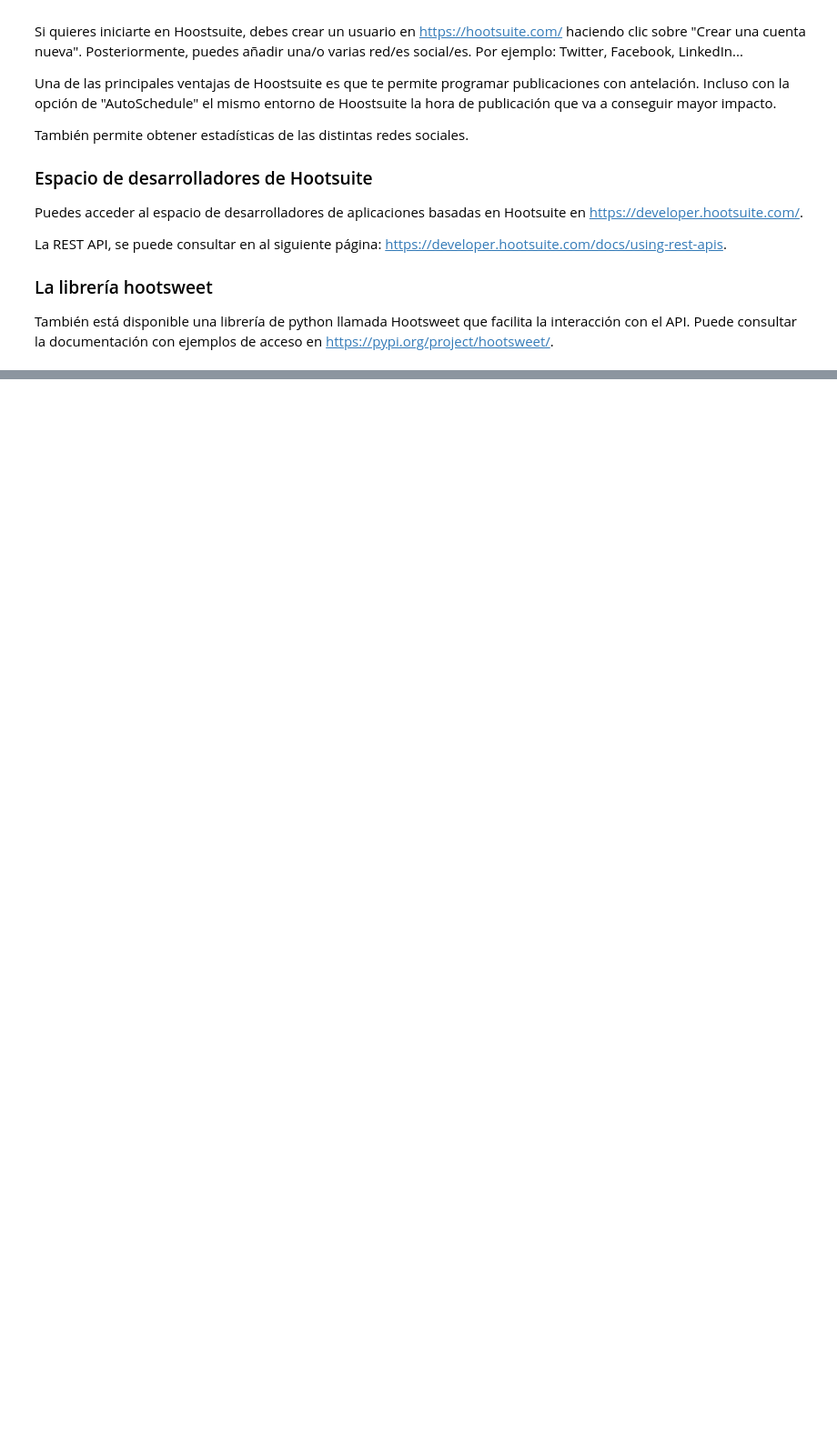
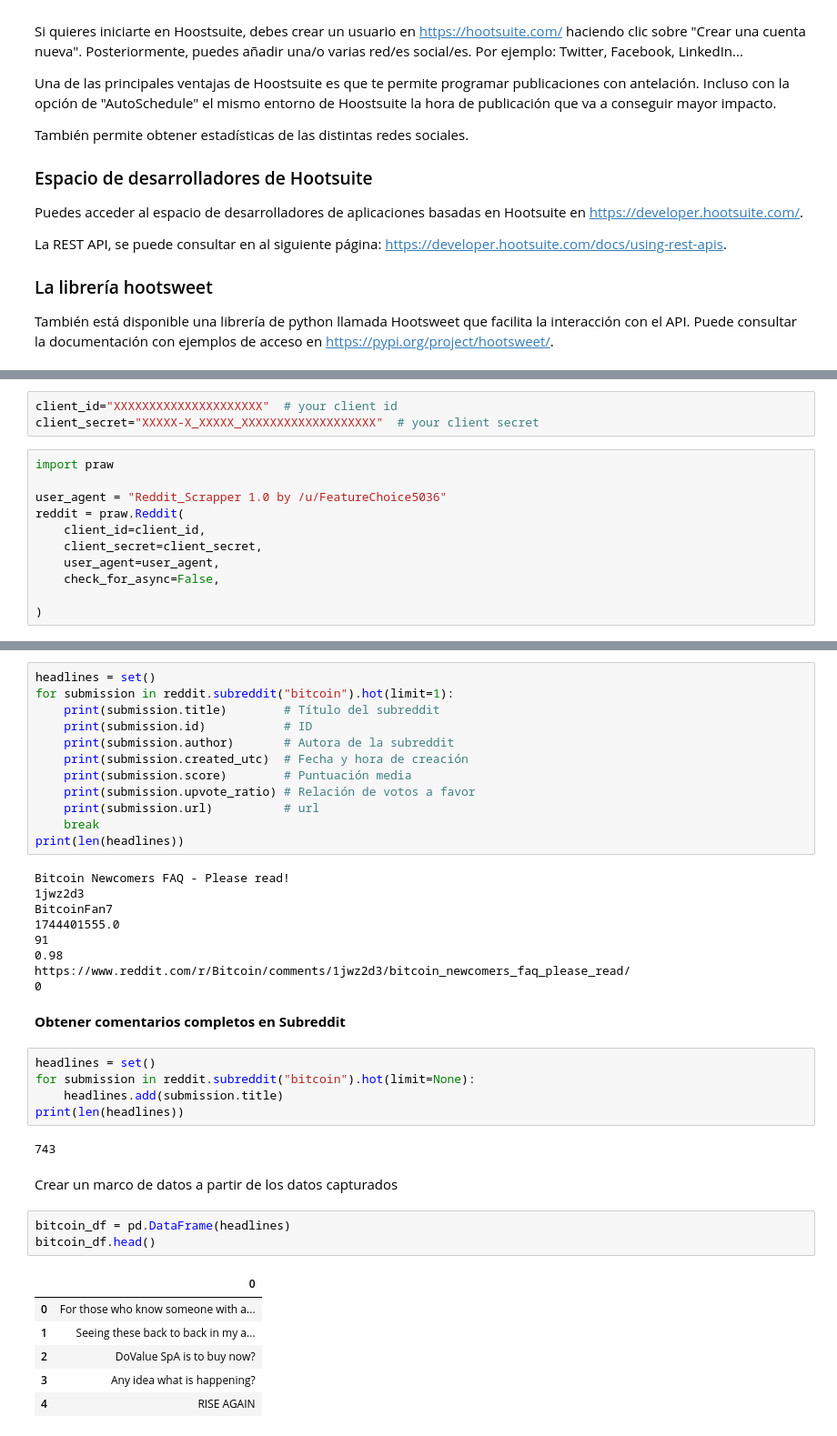
Before and after one commit to griu/mbdds_fc20, a Jupyter notebook: datos_digitales/modulo3_tema1_dd_04_sanalytics.ipynb, the cells around one changed output, grey strips where cells are left out. Shown at 91% size. Cells and saved outputs as stored; diff of their text form; blank space fills up the shorter version.

```diff
--- a/datos_digitales/modulo3_tema1_dd_04_sanalytics.ipynb
+++ b/datos_digitales/modulo3_tema1_dd_04_sanalytics.ipynb
@@ -562,0 +610,14 @@ También está disponible una librería de python llamada Hootsweet que facilita
+# %%
+client_id="XXXXXXXXXXXXXXXXXXXXX"  # your client id
+client_secret="XXXXX-X_XXXXX_XXXXXXXXXXXXXXXXXXX"  # your client secret
+# %%
+import praw
+
+user_agent = "Reddit_Scrapper 1.0 by /u/FeatureChoice5036"
+reddit = praw.Reddit(
+    client_id=client_id,
+    client_secret=client_secret,
+    user_agent=user_agent,
+    check_for_async=False,
+
+)
@@ -562,0 +632,42 @@ También está disponible una librería de python llamada Hootsweet que facilita
+# %%
+headlines = set()
+for submission in reddit.subreddit("bitcoin").hot(limit=1):
+    print(submission.title)        # Título del subreddit
+    print(submission.id)           # ID
+    print(submission.author)       # Autora de la subreddit
+    print(submission.created_utc)  # Fecha y hora de creación
+    print(submission.score)        # Puntuación media
+    print(submission.upvote_ratio) # Relación de votos a favor
+    print(submission.url)          # url
+    break
+print(len(headlines))
+# %% [output]
+Bitcoin Newcomers FAQ - Please read!
+1jwz2d3
+BitcoinFan7
+1744401555.0
+91
+0.98
+https://www.reddit.com/r/Bitcoin/comments/1jwz2d3/bitcoin_newcomers_faq_please_read/
+0
+# %% [markdown]
+**Obtener comentarios completos en Subreddit**
+# %%
+headlines = set()
+for submission in reddit.subreddit("bitcoin").hot(limit=None):
+    headlines.add(submission.title)
+print(len(headlines))
+# %% [output]
+743
+# %% [markdown]
+Crear un marco de datos a partir de los datos capturados
+# %%
+bitcoin_df = pd.DataFrame(headlines)
+bitcoin_df.head()
+# %% [output]
+|  | 0 |
+| 0 | For those who know someone with a... |
+| 1 | Seeing these back to back in my a... |
+| 2 | DoValue SpA is to buy now? |
+| 3 | Any idea what is happening? |
+| 4 | RISE AGAIN |
```
Also changed, not shown: parts of 29 cells of this notebook, 3 other files.
